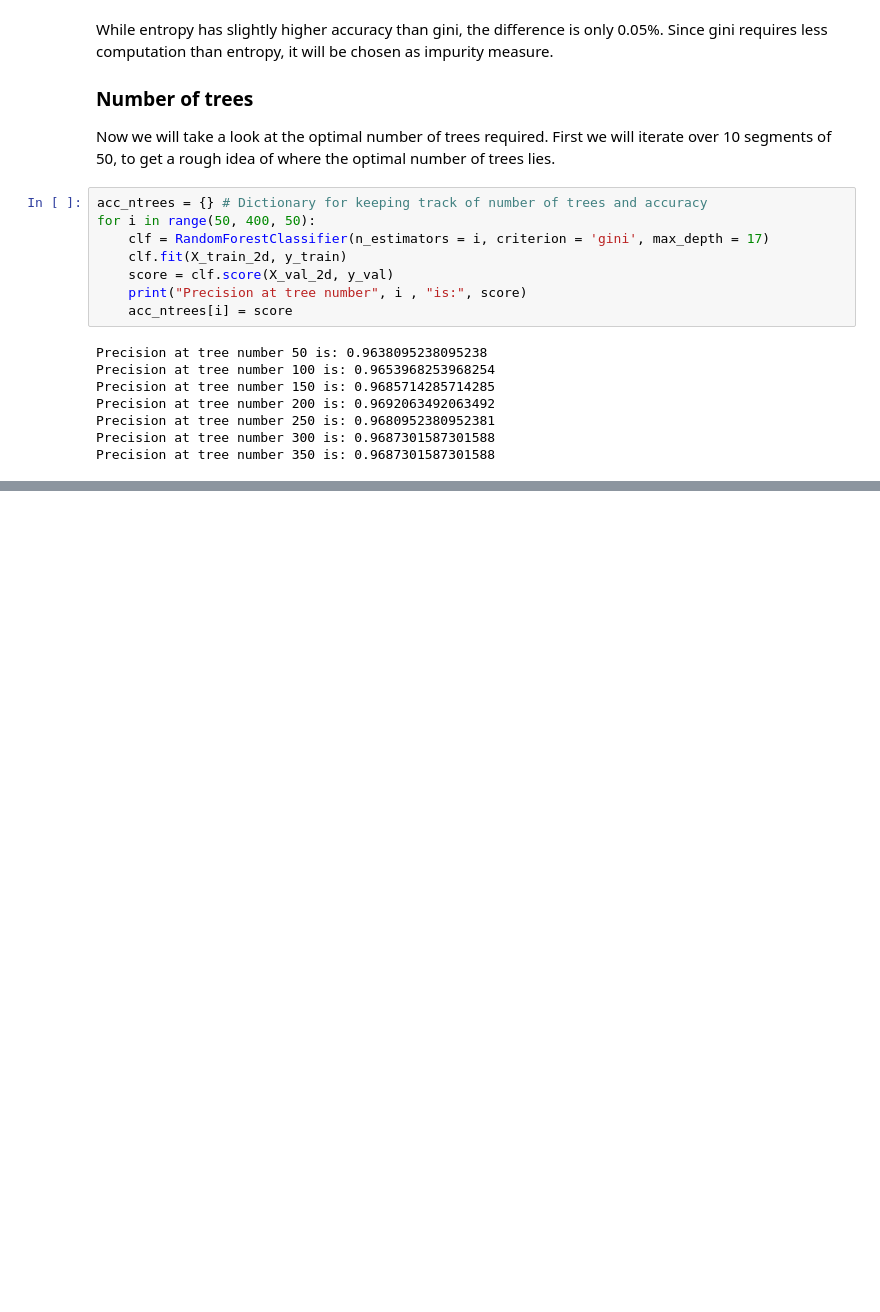
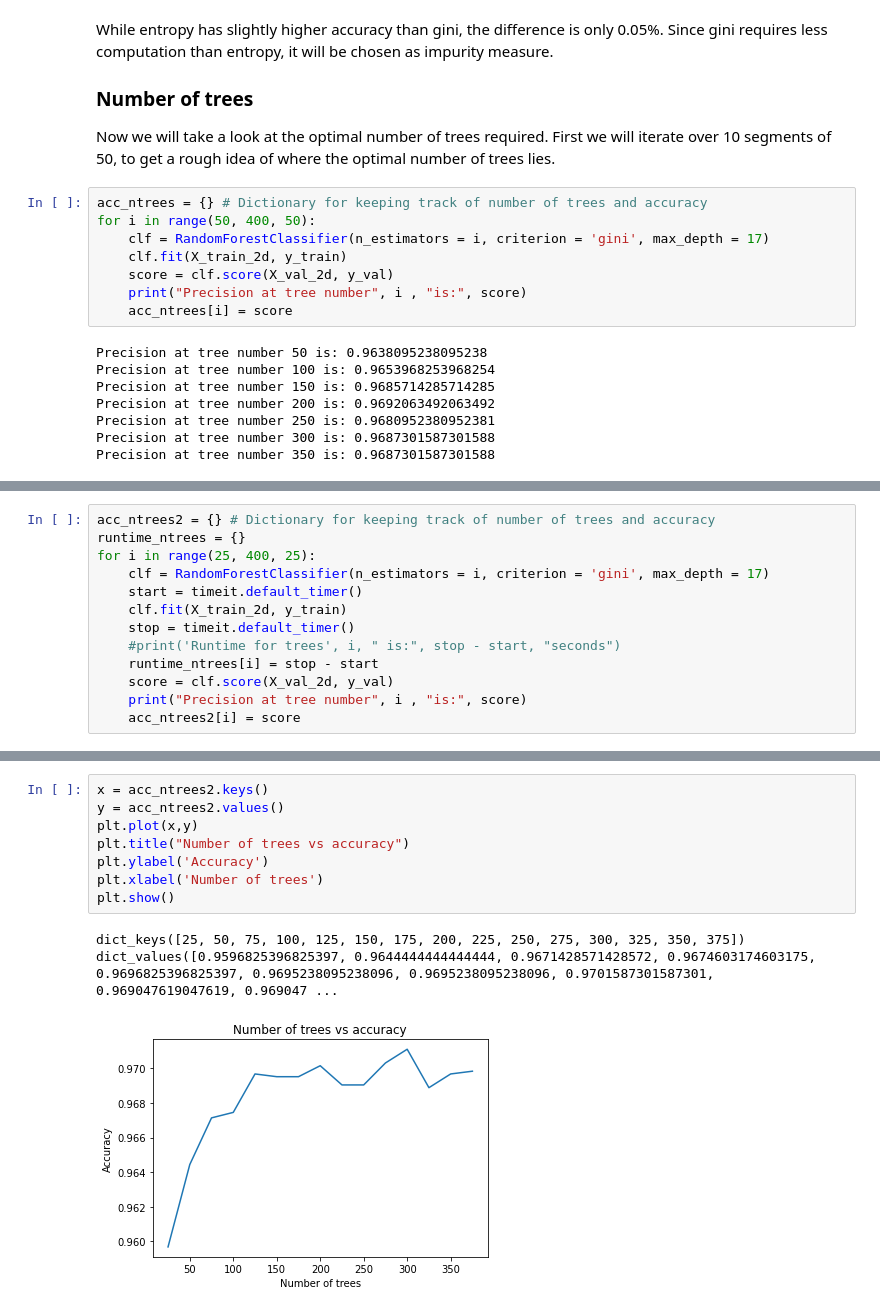
Before and after one commit to JohannaJo/INF264-project-3, a Jupyter notebook: Project 3.ipynb, the cells around one changed output, grey strips where cells are left out. Saved outputs shown, nothing was run; the diff lists cells and outputs as text; blank space fills up the shorter version.

```diff
--- a/Project 3.ipynb
+++ b/Project 3.ipynb
@@ -261,0 +267,13 @@ Accuracy difference between 100 and 150 trees: 0.002
+# %%
+acc_ntrees2 = {} # Dictionary for keeping track of number of trees and accuracy
+runtime_ntrees = {}
+for i in range(25, 400, 25):
+    clf = RandomForestClassifier(n_estimators = i, criterion = 'gini', max_depth = 17)
+    start = timeit.default_timer()
+    clf.fit(X_train_2d, y_train)
+    stop = timeit.default_timer()
+    #print('Runtime for trees', i, " is:", stop - start, "seconds")
+    runtime_ntrees[i] = stop - start
+    score = clf.score(X_val_2d, y_val)
+    print("Precision at tree number", i , "is:", score)
+    acc_ntrees2[i] = score
@@ -261,0 +296,12 @@ Accuracy difference between 100 and 150 trees: 0.002
+# %%
+x = acc_ntrees2.keys()
+y = acc_ntrees2.values()
+plt.plot(x,y)
+plt.title("Number of trees vs accuracy")
+plt.ylabel('Accuracy')
+plt.xlabel('Number of trees')
+plt.show()
+# %% [output]
+dict_keys([25, 50, 75, 100, 125, 150, 175, 200, 225, 250, 275, 300, 325, 350, 375])
+dict_values([0.9596825396825397, 0.9644444444444444, 0.9671428571428572, 0.9674603174603175, 0.9696825396825397, 0.9695238095238096, 0.9695238095238096, 0.9701587301587301, 0.969047619047619, 0.969047 ...
+[figure, added]
```
Also changed, not shown: parts of 18 cells of this notebook.
